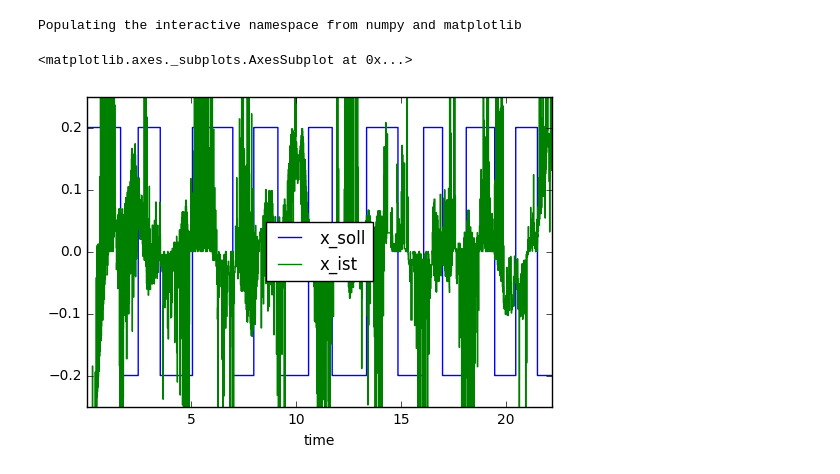
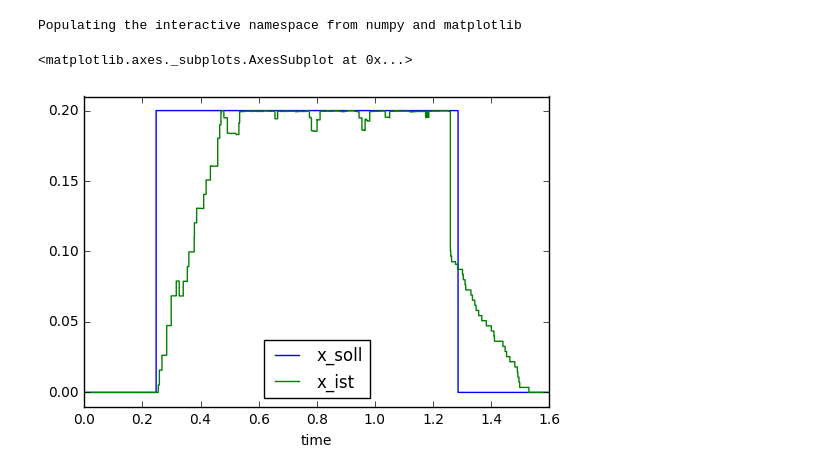
Before and after one commit to lth-qn/jupyter_nb, a Jupyter notebook: R_ur5_step.ipynb, the cells around one changed output. Cells and saved outputs as stored; diff of their text form; code cells hidden in the pictures.

```diff
--- a/R_ur5_step.ipynb
+++ b/R_ur5_step.ipynb
@@ -1,35 +1,35 @@
 # %%
 import pandas as pd
 import numpy as np
 from pandas import Series, DataFrame, Panel
 %pylab inline
 #plt.rcParams['figure.figsize'] = (15, 15)
 
 ### get soll ###
-df_soll = pd.read_csv('~/catkin_ws/src/pitasc/applications/sysident/step_log/tmp/x_soll_ur5.log',
+df_soll = pd.read_csv('~/catkin_ws/src/pitasc/applications/sysident/step_log/tmp/2017-07-26/2017-07-26_10-45-06_control_output.log',
                  header=0,
                  names=['time', 'x_soll'])
 #print df_soll.head()
 
 #remove trailing [
 df_soll = df_soll.set_index('time')
 
 ### get ist ###
-df_ist = pd.read_csv('~/catkin_ws/src/pitasc/applications/sysident/step_log/tmp/x_ist_ur5.log',
+df_ist = pd.read_csv('~/catkin_ws/src/pitasc/applications/sysident/step_log/tmp/2017-07-26/2017-07-26_10-45-06_task_vel.log',
                  header=0,
                  names=['time', 'x_ist'])
 df_ist = df_ist.set_index('time')
 
 ### make one df with ist and soll; indexed by time
 # Concates both series to one and fills (unknown) data with last valid one
 df_ist_soll = pd.concat([df_soll.x_soll, df_ist.x_ist], axis=1).fillna(method='pad')
 # Fills first value with 0 (there is no valid before that one)
 df_ist_soll = df_ist_soll.fillna(0)
-df_ist_soll.plot(ylim=[-0.25, 0.25], style='-', drawstyle="steps")
+df_ist_soll.plot(ylim=[-0.01, 0.21], xlim=[0, 1.6], style='-', drawstyle="steps")
 # %% [output]
 Populating the interactive namespace from numpy and matplotlib
 <matplotlib.axes._subplots.AxesSubplot at 0x...>
-[figure, old version]
+[figure, new version]
 # %%
 # Load in the r magic
 %load_ext rpy2.ipython
```
Also changed, not shown: parts of 4 cells of this notebook.
